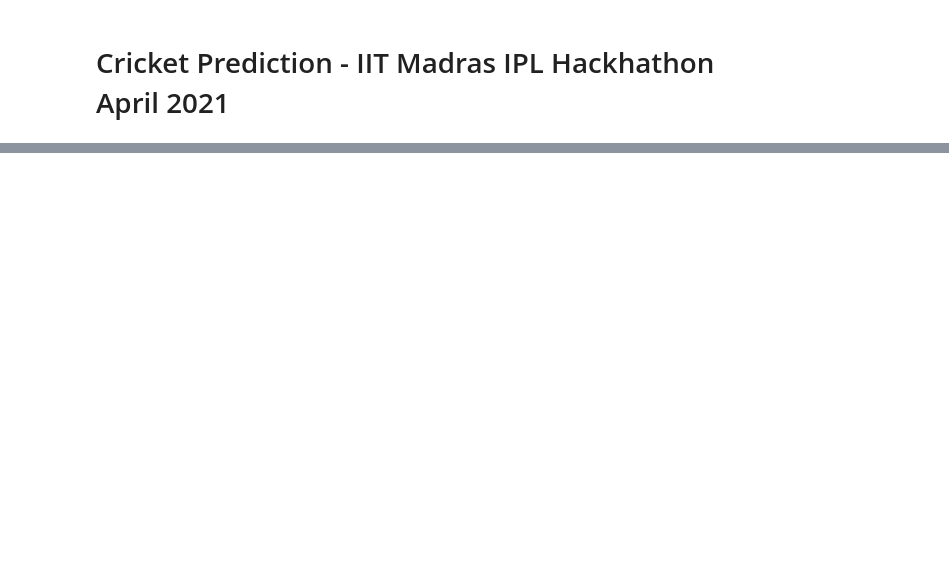
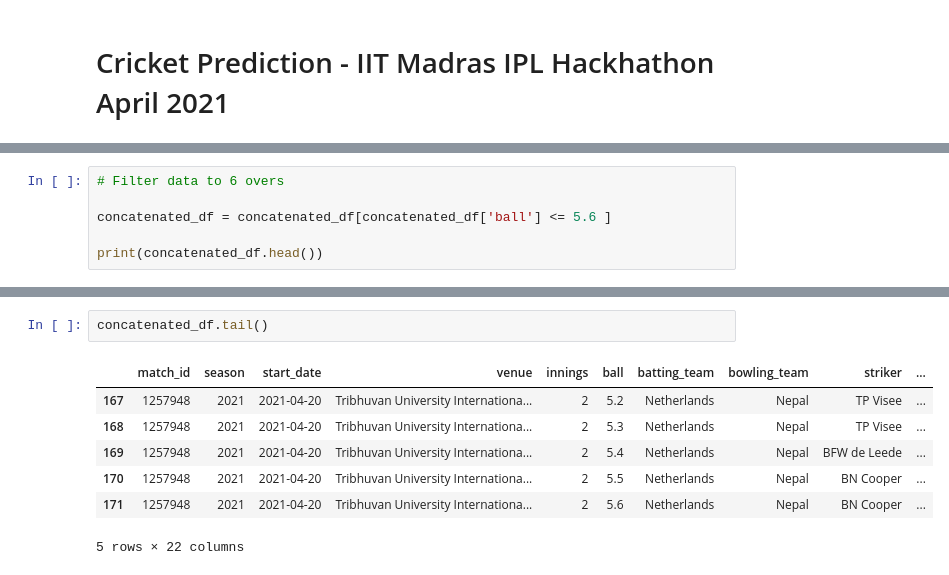
Before and after one commit to praveenraghuvanshi1512/cricket-analytics-and-predictions, a Jupyter notebook: iit-m-hackhathon/cricket-prediction.ipynb, the cells around one changed output, grey strips where cells are left out. Drawn from its saved outputs; the diff is of its cells as text; blank space fills up the shorter version.

```diff
--- a/iit-m-hackhathon/cricket-prediction.ipynb
+++ b/iit-m-hackhathon/cricket-prediction.ipynb
@@ -66,0 +134,6 @@
+# %%
+# Filter data to 6 overs
+
+concatenated_df = concatenated_df[concatenated_df['ball'] <= 5.6 ]
+
+print(concatenated_df.head())
@@ -66,0 +158,10 @@
+# %%
+concatenated_df.tail()
+# %% [output]
+|  | match_id | season | start_date | venue | innings | ball | batting_team | bowling_team | striker | ... |
+| 167 | 1257948 | 2021 | 2021-04-20 | Tribhuvan University Internationa... | 2 | 5.2 | Netherlands | Nepal | TP Visee | ... |
+| 168 | 1257948 | 2021 | 2021-04-20 | Tribhuvan University Internationa... | 2 | 5.3 | Netherlands | Nepal | TP Visee | ... |
+| 169 | 1257948 | 2021 | 2021-04-20 | Tribhuvan University Internationa... | 2 | 5.4 | Netherlands | Nepal | BFW de Leede | ... |
+| 170 | 1257948 | 2021 | 2021-04-20 | Tribhuvan University Internationa... | 2 | 5.5 | Netherlands | Nepal | BN Cooper | ... |
+| 171 | 1257948 | 2021 | 2021-04-20 | Tribhuvan University Internationa... | 2 | 5.6 | Netherlands | Nepal | BN Cooper | ... |
+5 rows × 22 columns
```
Also changed, not shown: parts of 11 cells of this notebook.
